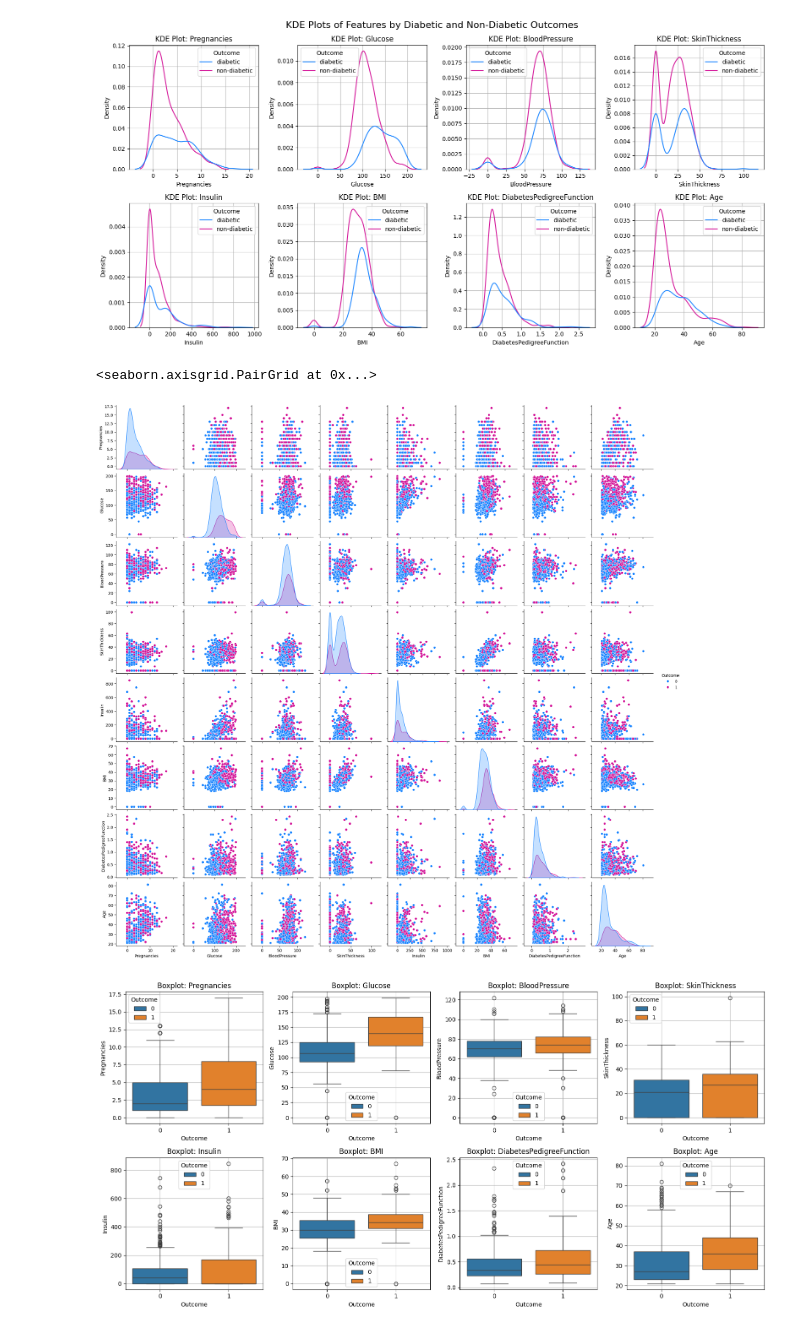
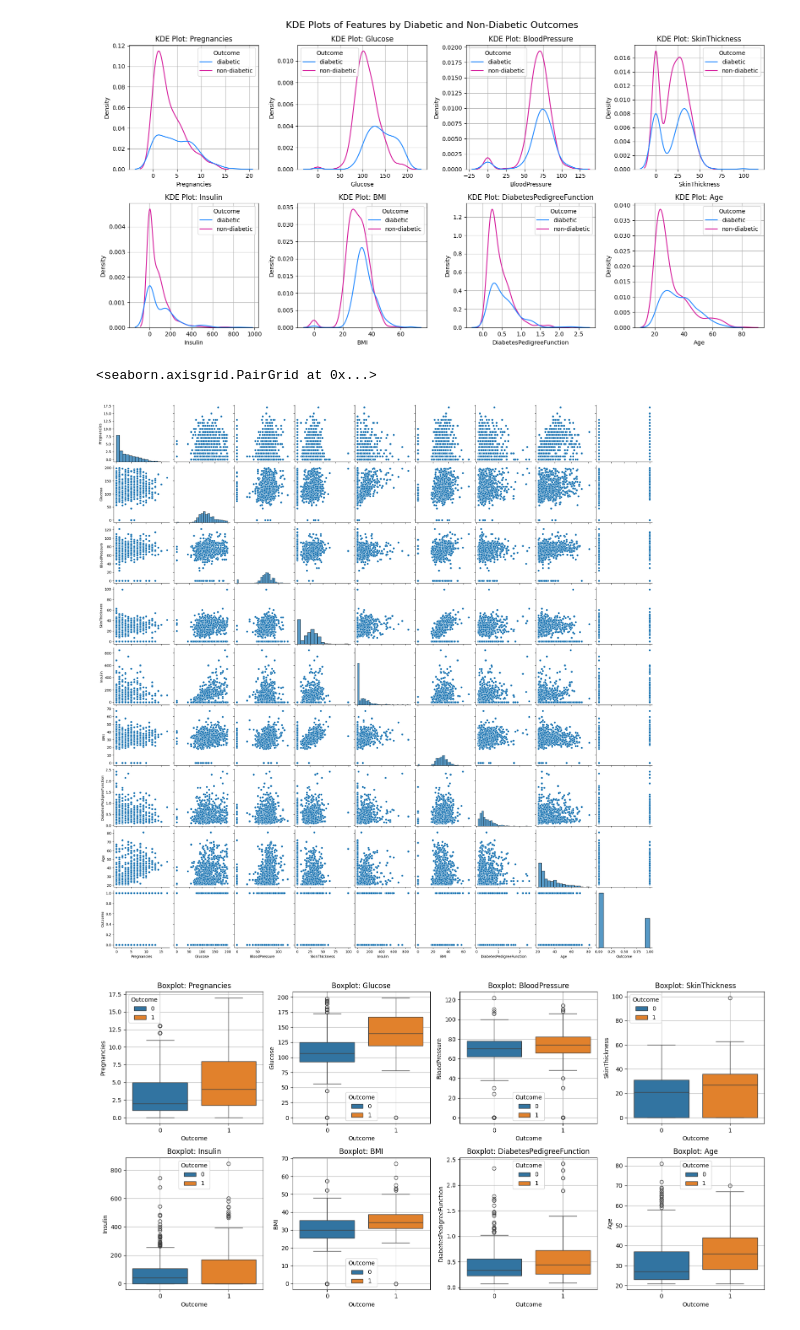
Before and after one commit to NivedhithaM50/A1917750DLAssignment1, a Jupyter notebook: A1917750 Assignment 1.ipynb, the cells around one changed output. Cells and saved outputs as stored; diff of their text form; code cells hidden in the pictures.

```diff
--- a/A1917750 Assignment 1.ipynb
+++ b/A1917750 Assignment 1.ipynb
@@ -116,10 +116,10 @@ plt.show()
 # %%
 custom_palette = {'#1A85FF', '#D41599'}
 
-sns.pairplot(data = df, hue='Outcome', palette=custom_palette)
+sns.pairplot(data = df, )
 # %% [output]
 <seaborn.axisgrid.PairGrid at 0x...>
-[figure, old version]
+[figure, new version]
 # %%
 
 num_columns = len(df.columns) -1
```
Also changed, not shown: parts of 2 cells of this notebook.
